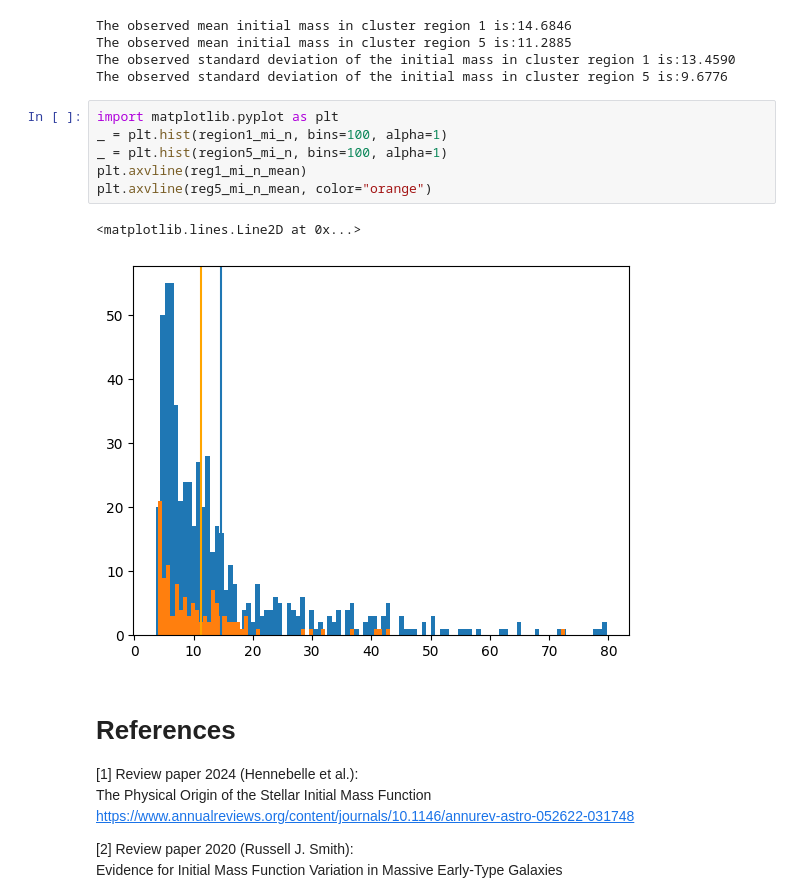
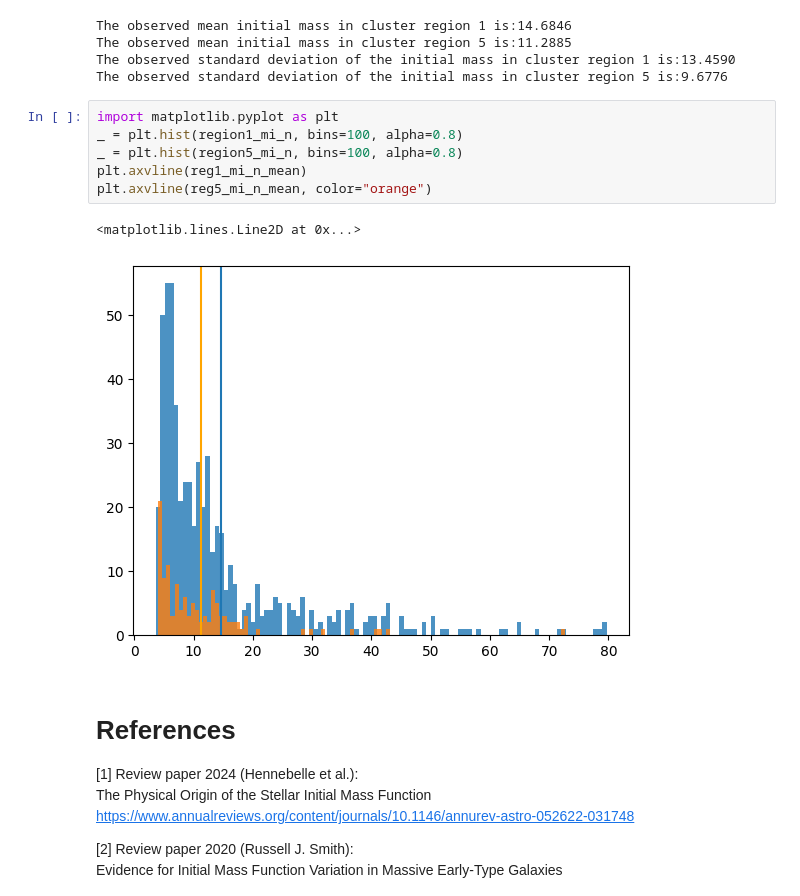
Before and after one commit to laxm7/sta_project, a Jupyter notebook: imf_chiara_felix_laxman.ipynb, the cells around one changed output. Cells and saved outputs as stored; diff of their text form.

```diff
--- a/imf_chiara_felix_laxman.ipynb
+++ b/imf_chiara_felix_laxman.ipynb
@@ -478,13 +478,13 @@ The observed standard deviation of the initial mass in cluster region 1 is:13.45
 The observed standard deviation of the initial mass in cluster region 5 is:9.6776
 # %%
 import matplotlib.pyplot as plt
-_ = plt.hist(region1_mi_n, bins=100, alpha=1)
-_ = plt.hist(region5_mi_n, bins=100, alpha=1)
+_ = plt.hist(region1_mi_n, bins=100, alpha=0.8)
+_ = plt.hist(region5_mi_n, bins=100, alpha=0.8)
 plt.axvline(reg1_mi_n_mean)
 plt.axvline(reg5_mi_n_mean, color="orange")
 # %% [output]
 <matplotlib.lines.Line2D at 0x...>
-[figure, old version]
+[figure, new version]
 # %% [markdown]
 # References
 
```
